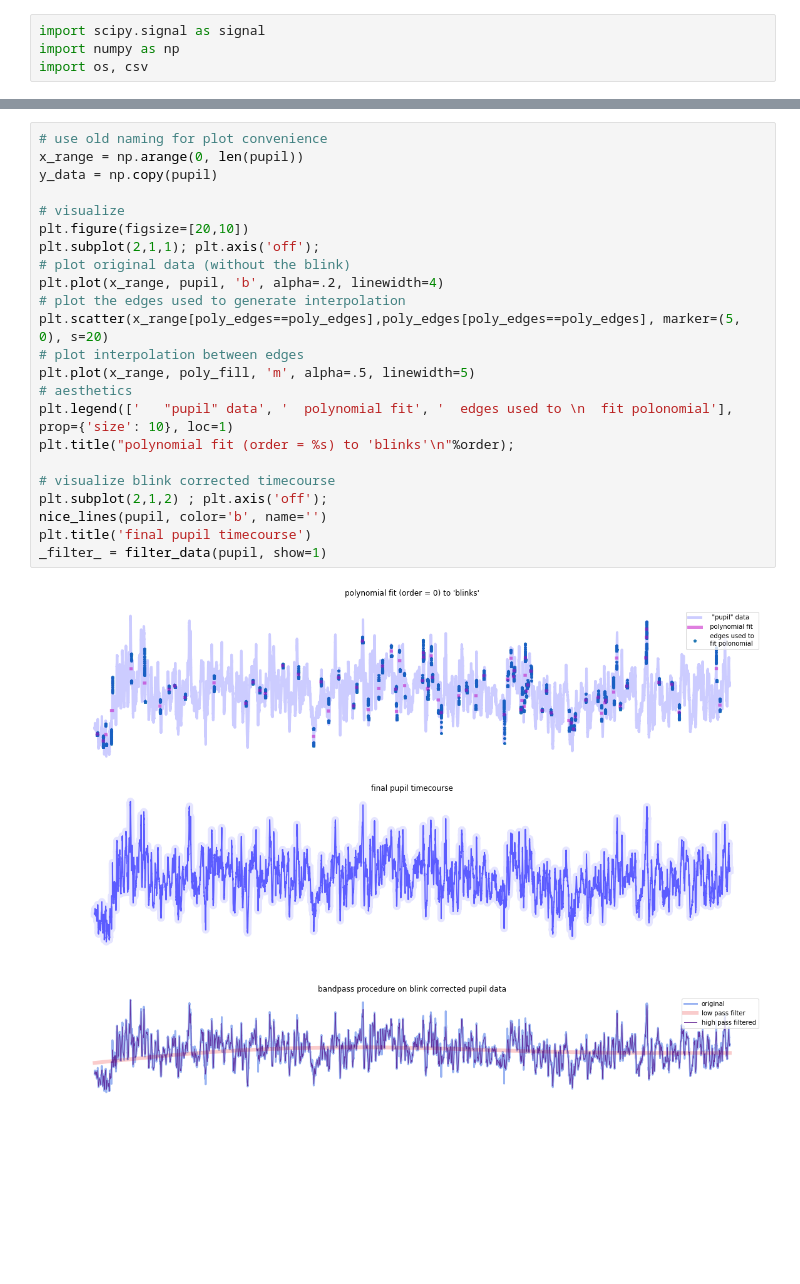
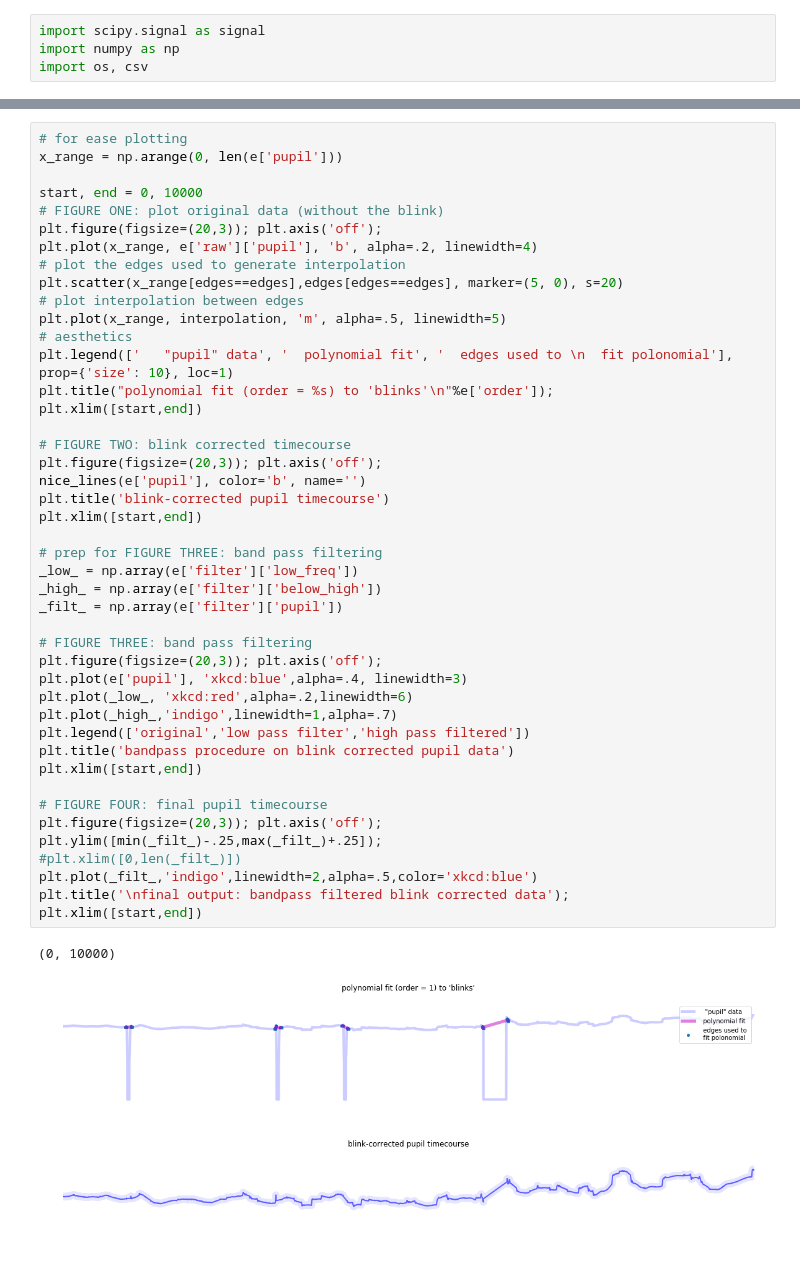
Before and after one commit to tzler/social_structure_learning, a Jupyter notebook: analysis/gaze/pupil_functions.ipynb, the cells around one changed output, grey strips where cells are left out. Saved outputs shown, nothing was run; the diff lists cells and outputs as text; blank space fills up the shorter version.

Commit message:
cleaned up pupil preprocessing functions

```diff
--- a/analysis/gaze/pupil_functions.ipynb
+++ b/analysis/gaze/pupil_functions.ipynb
@@ -269,26 +316,48 @@ pupil[poly_fill == poly_fill] = poly_fill[poly_fill == poly_fill]
 # %%
-# use old naming for plot convenience
-x_range = np.arange(0, len(pupil))
-y_data = np.copy(pupil)
+# for ease plotting
+x_range = np.arange(0, len(e['pupil']))
 
-# visualize
-plt.figure(figsize=[20,10])
-plt.subplot(2,1,1); plt.axis('off');
-# plot original data (without the blink)
-plt.plot(x_range, pupil, 'b', alpha=.2, linewidth=4)
+start, end = 0, 10000
+# FIGURE ONE: plot original data (without the blink)
+plt.figure(figsize=(20,3)); plt.axis('off');
+plt.plot(x_range, e['raw']['pupil'], 'b', alpha=.2, linewidth=4)
 # plot the edges used to generate interpolation
-plt.scatter(x_range[poly_edges==poly_edges],poly_edges[poly_edges==poly_edges], marker=(5, 0), s=20)
+plt.scatter(x_range[edges==edges],edges[edges==edges], marker=(5, 0), s=20)
 # plot interpolation between edges
-plt.plot(x_range, poly_fill, 'm', alpha=.5, linewidth=5)
+plt.plot(x_range, interpolation, 'm', alpha=.5, linewidth=5)
 # aesthetics
 plt.legend(['   "pupil" data', '  polynomial fit', '  edges used to \n  fit polonomial'], prop={'size': 10}, loc=1)
-plt.title("polynomial fit (order = %s) to 'blinks'\n"%order);
+plt.title("polynomial fit (order = %s) to 'blinks'\n"%e['order']);
+plt.xlim([start,end])
 
-# visualize blink corrected timecourse
-plt.subplot(2,1,2) ; plt.axis('off');
-nice_lines(pupil, color='b', name='')
-plt.title('final pupil timecourse')
-_filter_ = filter_data(pupil, show=1)
+# FIGURE TWO: blink corrected timecourse
+plt.figure(figsize=(20,3)); plt.axis('off');
+nice_lines(e['pupil'], color='b', name='')
+plt.title('blink-corrected pupil timecourse')
+plt.xlim([start,end])
+
+# prep for FIGURE THREE: band pass filtering
+_low_ = np.array(e['filter']['low_freq'])
+_high_ = np.array(e['filter']['below_high'])
+_filt_ = np.array(e['filter']['pupil'])
+
+# FIGURE THREE: band pass filtering
+plt.figure(figsize=(20,3)); plt.axis('off');
+plt.plot(e['pupil'], 'xkcd:blue',alpha=.4, linewidth=3)
+plt.plot(_low_, 'xkcd:red',alpha=.2,linewidth=6)
+plt.plot(_high_,'indigo',linewidth=1,alpha=.7)
+plt.legend(['original','low pass filter','high pass filtered'])
+plt.title('bandpass procedure on blink corrected pupil data')
+plt.xlim([start,end])
+
+# FIGURE FOUR: final pupil timecourse
+plt.figure(figsize=(20,3)); plt.axis('off');
+plt.ylim([min(_filt_)-.25,max(_filt_)+.25]);
+#plt.xlim([0,len(_filt_)])
+plt.plot(_filt_,'indigo',linewidth=2,alpha=.5,color='xkcd:blue')
+plt.title('\nfinal output: bandpass filtered blink corrected data');
+plt.xlim([start,end])
 # %% [output]
+(0, 10000)
-[figure, old version]
+[figure, new version]
-[figure, old version]
+[figure, new version]
```
Also changed, not shown: parts of 21 cells of this notebook.
